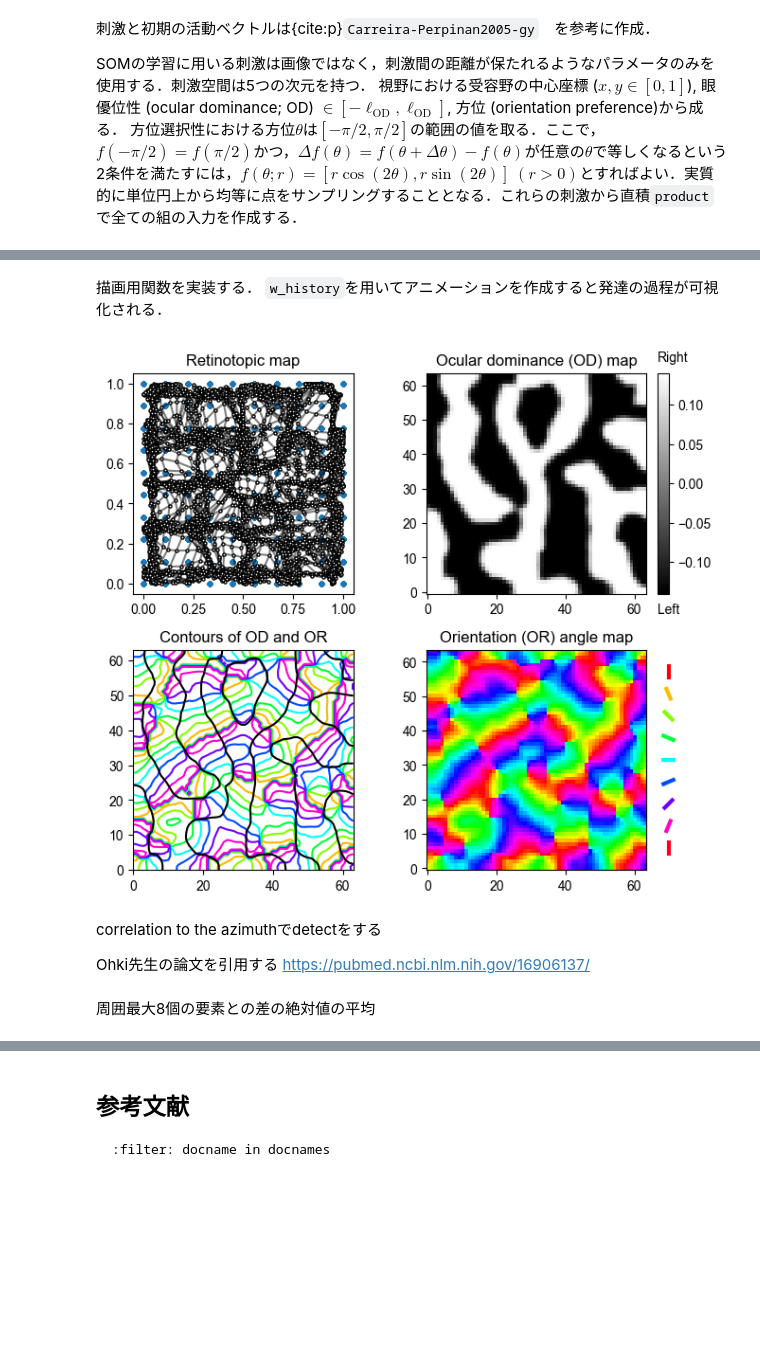
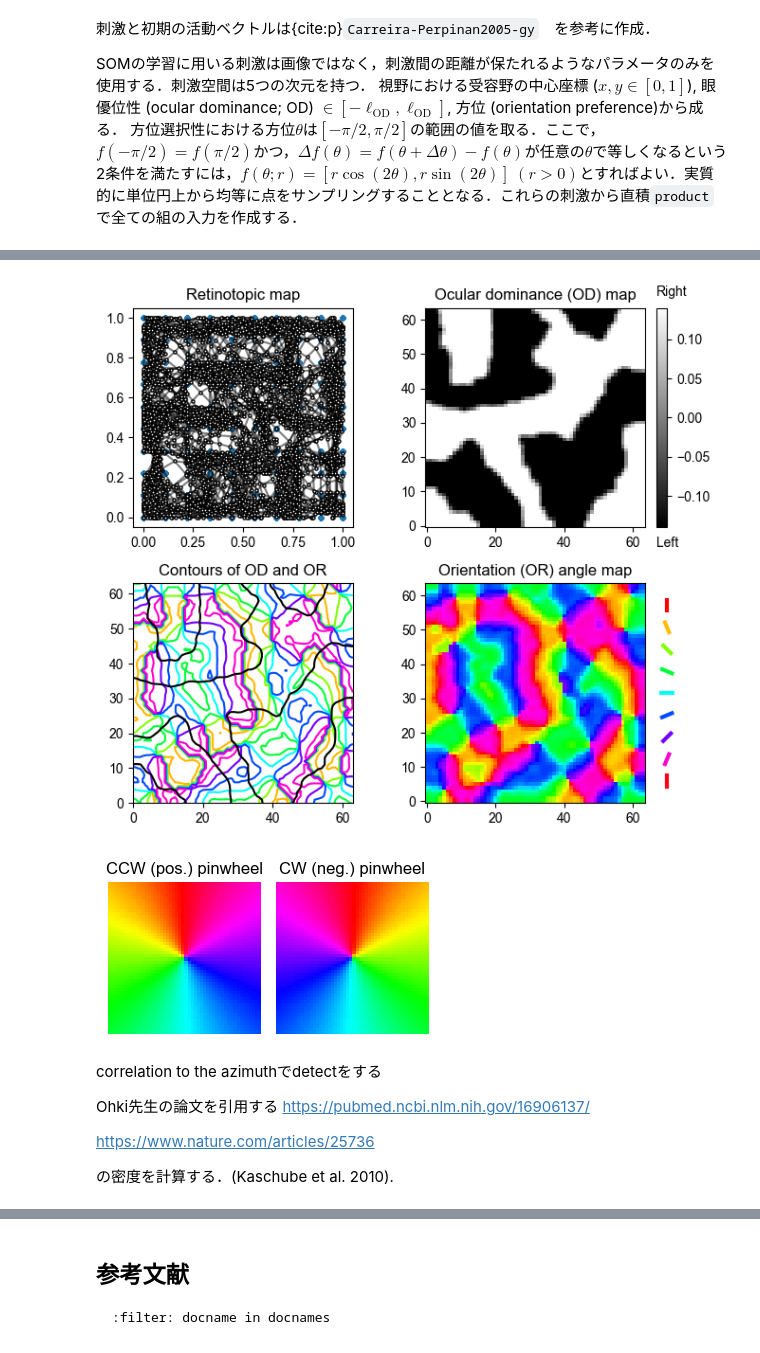
Before and after one commit to compneuro-julia/compneuro-julia-management, a Jupyter notebook: contents/local-learning-rule/self-organizing-map.ipynb, the cells around one changed output, grey strips where cells are left out. Cells and saved outputs as stored; diff of their text form; code cells hidden in the pictures; blank space fills up the shorter version.

```diff
--- a/contents/local-learning-rule/self-organizing-map.ipynb
+++ b/contents/local-learning-rule/self-organizing-map.ipynb
@@ -271,7 +272,7 @@ SOMの学習に用いる刺激は画像ではなく，刺激間の距離が保
 Random.seed!(1234);
 Nx, Ny, NOD, NOR = 10, 10, 2, 12
 dims = 5  # dims of inputs
-l, r = 0.14, 0.17
+l, r = 0.14, 0.2
 
 rx, ry = range(0, 1, length=Nx), range(0, 1, length=Ny)
 rOD = range(-l, l, length=NOD)
@@ -286,4 +287,4 @@ num_w_sqrt = 64
 num_w = num_w_sqrt^2
 init_w = product(range(0, 1, length=num_w_sqrt), range(0, 1, length=num_w_sqrt))
 init_w += (rand(size(init_w)...) .- 1) * 0.05;
-init_w = [init_w 2l*(rand(num_w) .- 0.5) hcat(pol2cart.(2π*(rand(num_w) .- 0.5), r*rand(num_w))...)'];
+init_w = [init_w l*(2bitrand(num_w).- 1) hcat(pol2cart.(2π*(rand(num_w) .- 0.5), r)...)'];
@@ -342,2 +295,0 @@ tight_layout()
-# %% [markdown]
-描画用関数を実装する． `w_history`を用いてアニメーションを作成すると発達の過程が可視化される．
@@ -390,4 +296,39 @@ end;
-# %%
-plot_visual_maps(v, w)
-# %% [output]
-[figure, removed]
+# %%
+rw = reshape(w, (num_w_sqrt, num_w_sqrt, dims))
+ORmap = atan.(rw[:, :, 5], rw[:, :, 4]) / 2; # get angle of polar
+x = 0:num_w_sqrt-1
+X = ones(num_w_sqrt) * x';
+# %%
+fig, axes = subplots(2,2, figsize=(7, 6), subplot_kw=Dict("box_aspect"=>1))#, adjustable="box", aspect=1)
+fig.subplots_adjust(hspace=0)
+axes[1,1].set_title("Retinotopic map")
+plot_som(v, w, axes[1,1])
+axes[1,2].set_title("Ocular dominance (OD) map")
+od_map = axes[1,2].imshow(rw[:, :, 3], cmap="gray", origin="lower")
+ins1 = axes[1,2].inset_axes([1.05,0,0.05,1])
+fig.colorbar(od_map, cax=ins1, aspect=40, pad=0.08, shrink=0.6)
+ins1.text(0, -0.16, "Left", ha="left", va="center")
+ins1.text(0, 0.16, "Right", ha="left", va="center")
+axes[2,1].set_title("Contours of OD and OR")
+axes[2,1].contour(X, X', ORmap, cmap="hsv")
+axes[2,1].contour(X, X', rw[:, :, 3], colors="k", levels=1)
+axes[2,2].set_title("Orientation (OR) angle map")
+axes[2,2].imshow(ORmap, cmap="hsv", origin="lower")
+
+cm = get_cmap(:hsv)
+lines, colors = [], []
+for i in 1:9
+    θ = (i-1)/8*π - pi/2
+    c, s = cos(θ), sin(θ)
+    push!(lines, [(-c/2, 15-1.5i -s/2), (c/2, 15-1.5i + s/2)])
+    push!(colors, cm(1/8*(i-1)))
+end
+
+ins2 = axes[2,2].inset_axes([1,0,0.2,1])
+ins2.add_collection(matplotlib.collections.LineCollection(lines, linewidths=3,color=colors))
+ins2.set_aspect("equal")
+ins2.axis("off")
+ins2.set_xlim(-1, 1); ins2.set_ylim(0, 15)
+tight_layout()
+# %% [output]
+[figure, added]
@@ -394,7 +337,23 @@ plot_visual_maps(v, w)
+# %%
+px = range(-1,1,length=50)
+pX = ones(length(px)) * px';
+
+fig, axes = subplots(1,2, figsize=(3.5, 2), subplot_kw=Dict("box_aspect"=>1))
+axes[1].imshow(atan.(pX, pX'), cmap="hsv")
+axes[2].imshow(atan.(-pX, pX'), cmap="hsv")
+axes[1].set_title("CCW (pos.) pinwheel")
+axes[2].set_title("CW (neg.) pinwheel")
+axes[1].axis("off")
+axes[2].axis("off")
+fig.tight_layout()
+# %% [output]
+[figure, added]
 # %% [markdown]
 correlation to the azimuthでdetectをする
 
 Ohki先生の論文を引用する
 https://pubmed.ncbi.nlm.nih.gov/16906137/
+
+https://www.nature.com/articles/25736
+
+の密度を計算する．(Kaschube et al. 2010).
-# %% [markdown]
-周囲最大8個の要素との差の絶対値の平均
```
Also changed, not shown: parts of 15 cells of this notebook, 3 other files.
